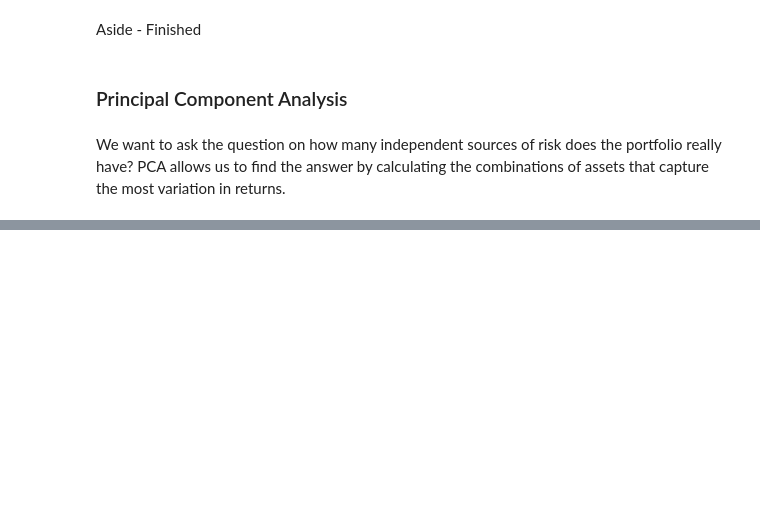
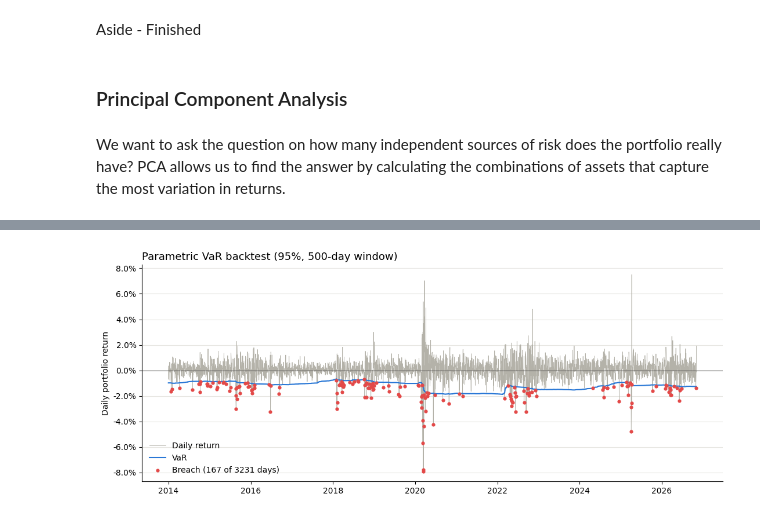
Before and after one commit to NotNotNotDavid/portfolio-var-backtest, a Jupyter notebook: demo_explained.ipynb, the cells around one changed output, grey strips where cells are left out. Saved outputs shown, nothing was run; the diff lists cells and outputs as text; code cells hidden in the pictures; blank space fills up the shorter version.

```diff
--- a/demo_explained.ipynb
+++ b/demo_explained.ipynb
@@ -279,0 +405,5 @@ plt.show()
+# %%
+rt.plot_backtest(port, rolling_parametric, exceed_param,
+                 title="Parametric VaR backtest (95%, 500-day window)")
+# %% [output]
+[figure, added]
```
Also changed, not shown: parts of 47 cells of this notebook, 2 other files.
